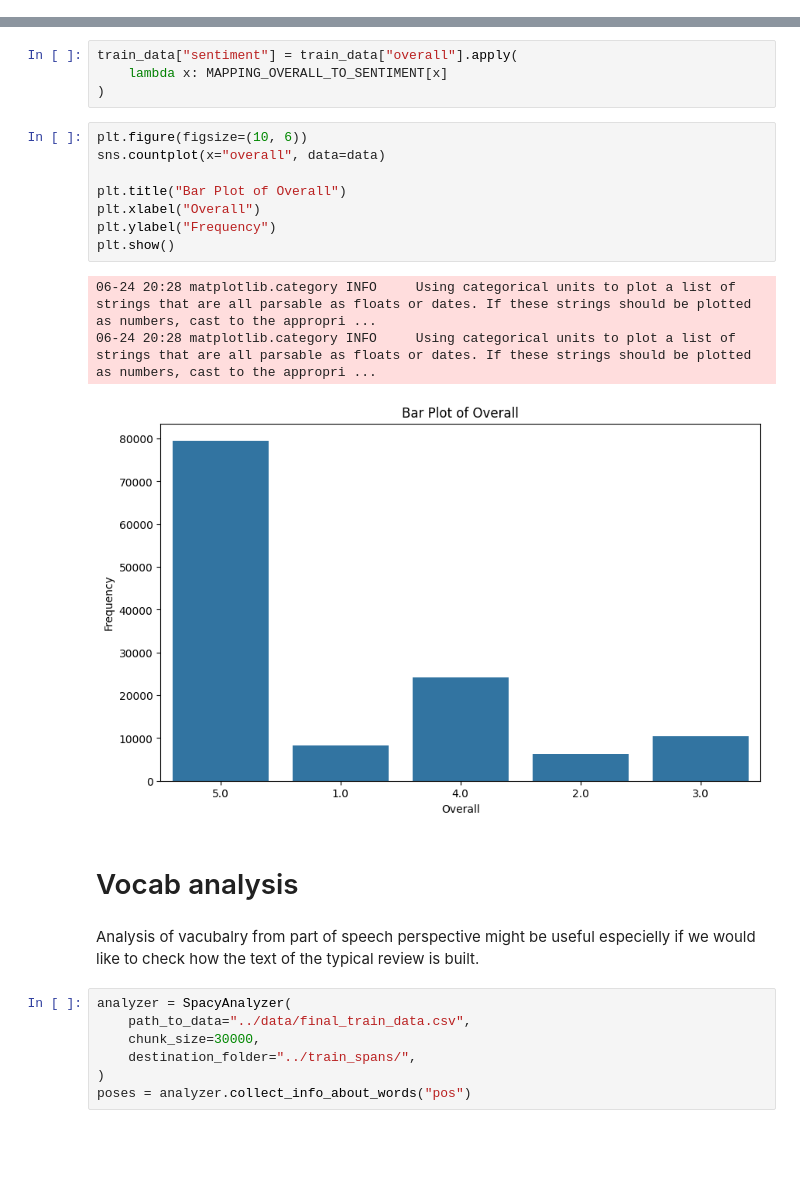
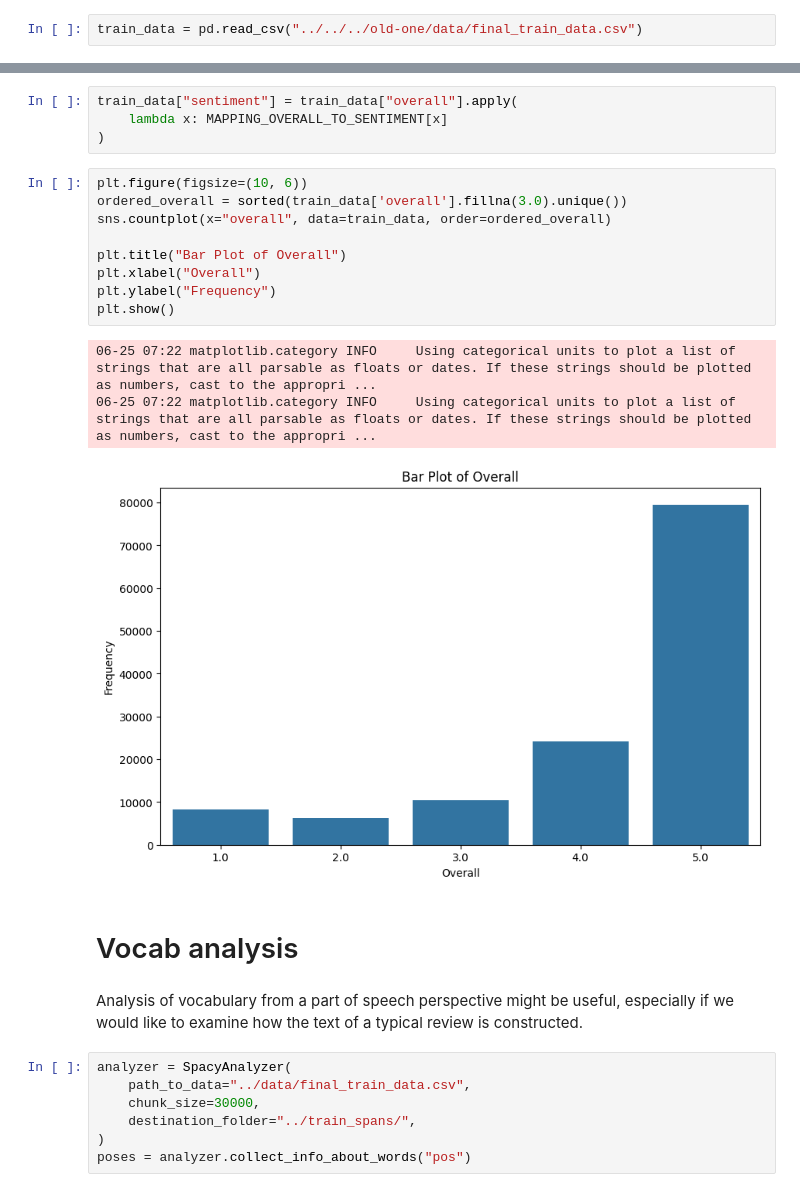
Before and after one commit to ArturTan/unsupervised-algorithms-in-machine-learning-final-project, a Jupyter notebook: notebooks/Explanatory Data Analysis-unsupervised.ipynb, the cells around one changed output, grey strips where cells are left out. Saved outputs shown, nothing was run; the diff lists cells and outputs as text; blank space fills up the shorter version.

```diff
--- a/notebooks/Explanatory Data Analysis-unsupervised.ipynb
+++ b/notebooks/Explanatory Data Analysis-unsupervised.ipynb
@@ -212,5 +213,7 @@ train_data = pd.read_csv("../data/final_train_data.csv", index_col=0)
 # %% [markdown]
 Cleaned data contains unique 124601 reviews  on 15103 books. Some of them are spams, some laconic, some are examples of the very good piece of writing.
+# %%
+train_data = pd.read_csv("../../../old-one/data/final_train_data.csv")
 # %%
 len(train_data.reviewText.unique())
 # %% [output]
@@ -238,20 +241,21 @@ train_data["sentiment"] = train_data["overall"].apply(
 )
 # %%
 plt.figure(figsize=(10, 6))
-sns.countplot(x="overall", data=data)
+ordered_overall = sorted(train_data['overall'].fillna(3.0).unique())
+sns.countplot(x="overall", data=train_data, order=ordered_overall)
 
 plt.title("Bar Plot of Overall")
 plt.xlabel("Overall")
 plt.ylabel("Frequency")
 plt.show()
 # %% [output]
-06-24 20:28 matplotlib.category INFO     Using categorical units to plot a list of strings that are all parsable as floats or dates. If these strings should be plotted as numbers, cast to the appropri ...
-06-24 20:28 matplotlib.category INFO     Using categorical units to plot a list of strings that are all parsable as floats or dates. If these strings should be plotted as numbers, cast to the appropri ...
+06-25 07:22 matplotlib.category INFO     Using categorical units to plot a list of strings that are all parsable as floats or dates. If these strings should be plotted as numbers, cast to the appropri ...
+06-25 07:22 matplotlib.category INFO     Using categorical units to plot a list of strings that are all parsable as floats or dates. If these strings should be plotted as numbers, cast to the appropri ...
-[figure, old version]
+[figure, new version]
 # %% [markdown]
 # Vocab analysis
 # %% [markdown]
-Analysis of vacubalry from part of speech perspective might be useful especielly if we would like to check how the text of the typical review is built.
+Analysis of vocabulary from a part of speech perspective might be useful, especially if we would like to examine how the text of a typical review is constructed.
 # %%
 analyzer = SpacyAnalyzer(
     path_to_data="../data/final_train_data.csv",
```
Also changed, not shown: parts of 12 cells of this notebook, 1 other file.
